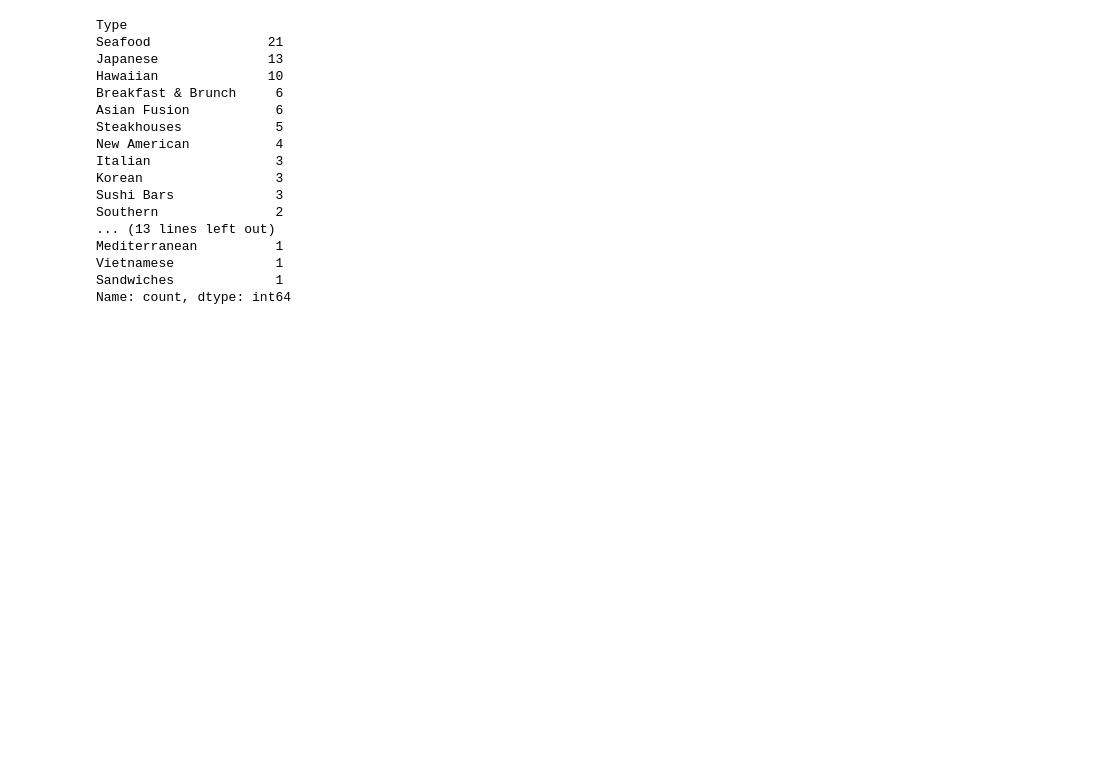
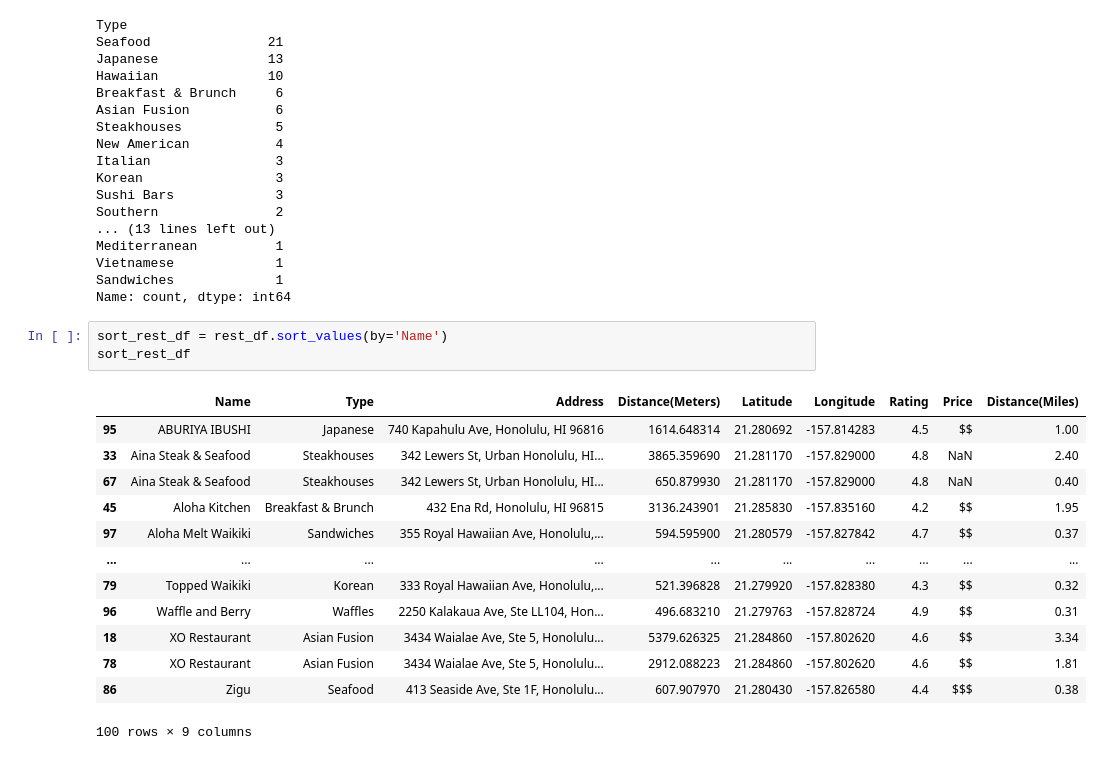
Before and after one commit to messymessina29/Hawaii_Tour_Guide_Project, a Jupyter notebook: Andrew/hawaii_restaurants_hotels.ipynb, the cells around one changed output. Drawn from its saved outputs; the diff is of its cells as text; blank space fills up the shorter version.

```diff
--- a/Andrew/hawaii_restaurants_hotels.ipynb
+++ b/Andrew/hawaii_restaurants_hotels.ipynb
@@ -253,3 +253,20 @@ Mediterranean          1
 Vietnamese             1
 Sandwiches             1
 Name: count, dtype: int64
+# %%
+sort_rest_df = rest_df.sort_values(by='Name')
+sort_rest_df
+# %% [output]
+|  | Name | Type | Address | Distance(Meters) | Latitude | Longitude | Rating | Price | Distance(Miles) |
+| 95 | ABURIYA IBUSHI | Japanese | 740 Kapahulu Ave, Honolulu, HI 96816 | 1614.648314 | 21.280692 | -157.814283 | 4.5 | $$ | 1.00 |
+| 33 | Aina Steak & Seafood | Steakhouses | 342 Lewers St, Urban Honolulu, HI... | 3865.359690 | 21.281170 | -157.829000 | 4.8 | NaN | 2.40 |
+| 67 | Aina Steak & Seafood | Steakhouses | 342 Lewers St, Urban Honolulu, HI... | 650.879930 | 21.281170 | -157.829000 | 4.8 | NaN | 0.40 |
+| 45 | Aloha Kitchen | Breakfast & Brunch | 432 Ena Rd, Honolulu, HI 96815 | 3136.243901 | 21.285830 | -157.835160 | 4.2 | $$ | 1.95 |
+| 97 | Aloha Melt Waikiki | Sandwiches | 355 Royal Hawaiian Ave, Honolulu,... | 594.595900 | 21.280579 | -157.827842 | 4.7 | $$ | 0.37 |
+| ... | ... | ... | ... | ... | ... | ... | ... | ... | ... |
+| 79 | Topped Waikiki | Korean | 333 Royal Hawaiian Ave, Honolulu,... | 521.396828 | 21.279920 | -157.828380 | 4.3 | $$ | 0.32 |
+| 96 | Waffle and Berry | Waffles | 2250 Kalakaua Ave, Ste LL104, Hon... | 496.683210 | 21.279763 | -157.828724 | 4.9 | $$ | 0.31 |
+| 18 | XO Restaurant | Asian Fusion | 3434 Waialae Ave, Ste 5, Honolulu... | 5379.626325 | 21.284860 | -157.802620 | 4.6 | $$ | 3.34 |
+| 78 | XO Restaurant | Asian Fusion | 3434 Waialae Ave, Ste 5, Honolulu... | 2912.088223 | 21.284860 | -157.802620 | 4.6 | $$ | 1.81 |
+| 86 | Zigu | Seafood | 413 Seaside Ave, Ste 1F, Honolulu... | 607.907970 | 21.280430 | -157.826580 | 4.4 | $$$ | 0.38 |
+100 rows × 9 columns
```
Also changed, not shown: parts of 3 cells of this notebook, 3 other files.
